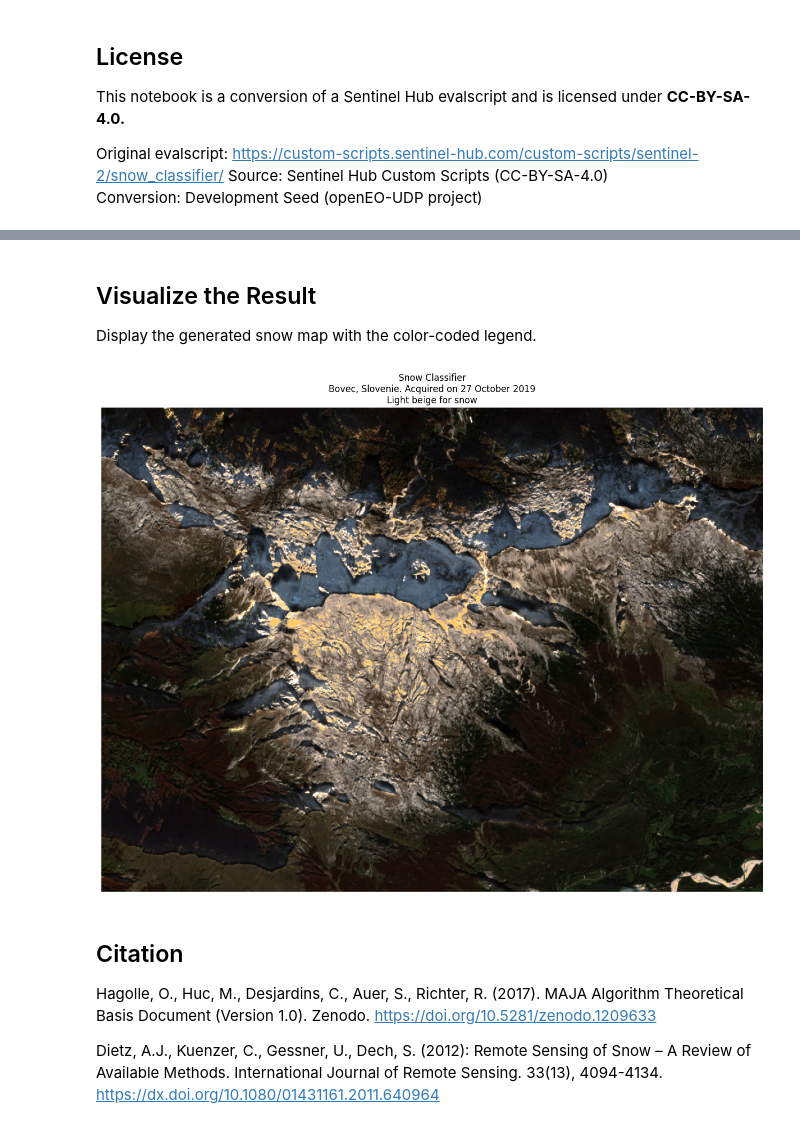
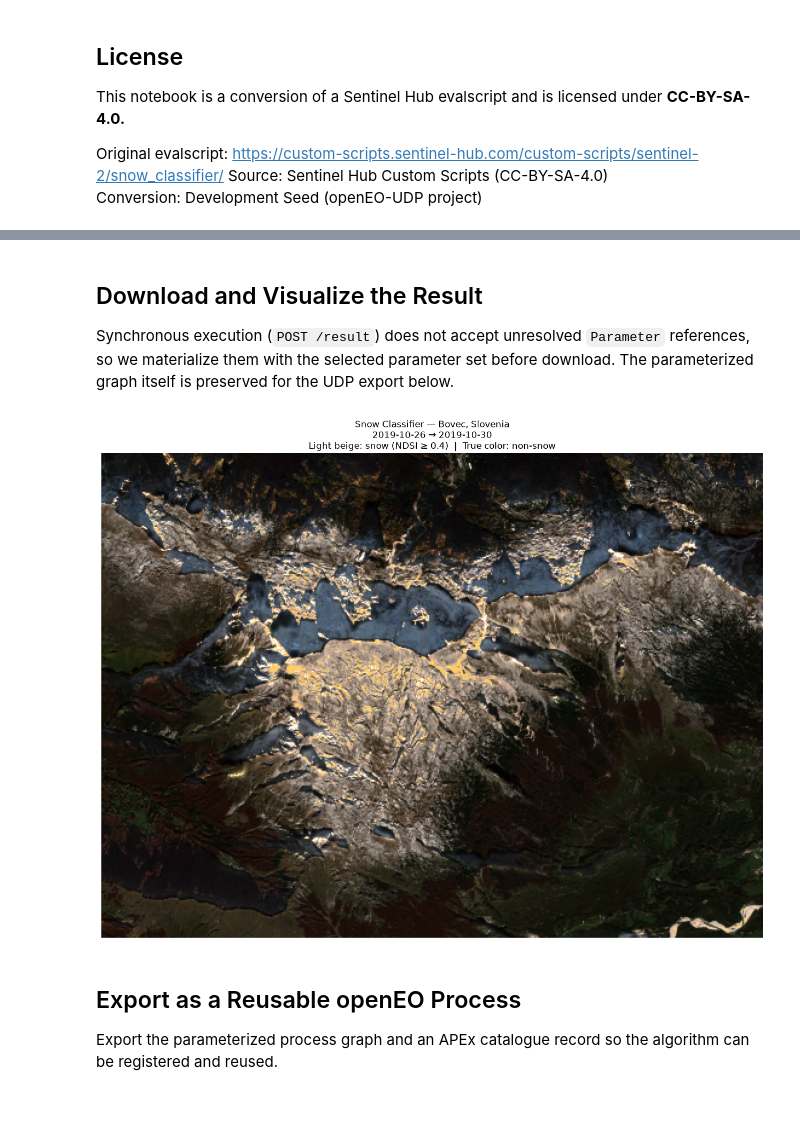
Before and after one commit to developmentseed/openeo-udp, a Jupyter notebook: notebooks/sentinel/sentinel-2/land-cover/snow_classifier.ipynb, the cells around one changed output, grey strips where cells are left out. Drawn from its saved outputs; the diff is of its cells as text; code cells hidden in the pictures.

```diff
--- a/notebooks/sentinel/sentinel-2/land-cover/snow_classifier.ipynb
+++ b/notebooks/sentinel/sentinel-2/land-cover/snow_classifier.ipynb
@@ -155,28 +199,41 @@ snow_image = snow_image.save_result("PNG")
+# %% [markdown]
+## Download and Visualize the Result
+
+Synchronous execution (`POST /result`) does not accept unresolved `Parameter`
+references, so we materialize them with the selected parameter set before
+download. The parameterized graph itself is preserved for the UDP export below.
 # %%
-snow_image.download("snow_classifier.png")
+filename = (
+    f"{_algorithm_id}_"
+    f"{current_params['location_name'].replace(' ', '_').replace(',', '').lower()}.tif"
+)
+
+resolved = param_manager.resolve(snow_image, current_params)
+resolved.download(filename)
-# %% [markdown]
-## Visualize the Result
-
-Display the generated snow map with the color-coded legend.
 # %%
-# Load and display the image
-img = Image.open("snow_classifier.png")
+ds = rioxarray.open_rasterio(filename)
+
+rgb = np.stack([
+    ds.sel(band=1).values,
+    ds.sel(band=2).values,
+    ds.sel(band=3).values,
+], axis=-1)
 
 fig, ax = plt.subplots(figsize=(14, 10), dpi=100)
-ax.imshow(img)
+ax.imshow(rgb, extent=[ds.x.values.min(), ds.x.values.max(), ds.y.values.min(), ds.y.values.max()])
 ax.set_title(
-    "Snow Classifier\n"
-    "Bovec, Slovenia. Acquired on 27 October 2019\n"
-    "Light beige for snow",
+    f"Snow Classifier — {current_params['location_name']}\n"
+    f"{current_params['time'].default[0]} → {current_params['time'].default[1]}\n"
+    f"Light beige: snow (NDSI ≥ {ndsi_threshold})  |  True color: non-snow",
     fontsize=12,
 )
 ax.axis("off")
 plt.tight_layout()
 plt.show()
 # %% [output]
-[figure, old version]
+[figure, new version]
-# %% [markdown]
-## Citation
-Hagolle, O., Huc, M., Desjardins, C., Auer, S., Richter, R. (2017). MAJA Algorithm Theoretical Basis Document (Version 1.0). Zenodo. https://doi.org/10.5281/zenodo.1209633
-
-Dietz, A.J., Kuenzer, C., Gessner, U., Dech, S. (2012): Remote Sensing of Snow – A Review of Available Methods. International Journal of Remote Sensing. 33(13), 4094-4134. https://dx.doi.org/10.1080/01431161.2011.640964
+# %% [markdown]
+## Export as a Reusable openEO Process
+
+Export the parameterized process graph and an APEx catalogue record so the
+algorithm can be registered and reused.
```
Also changed, not shown: parts of 16 cells of this notebook, 5 other files.
